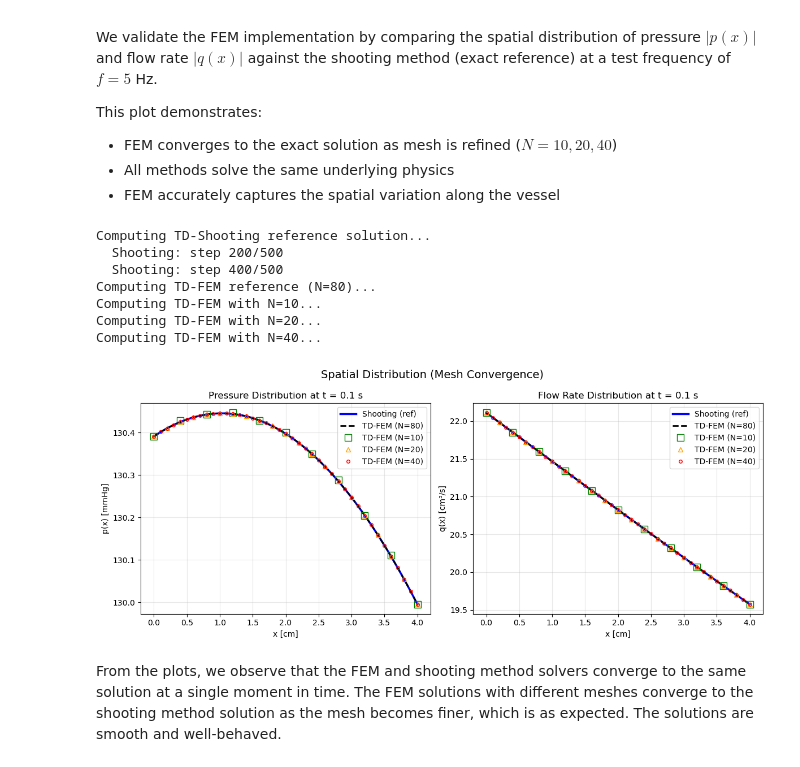
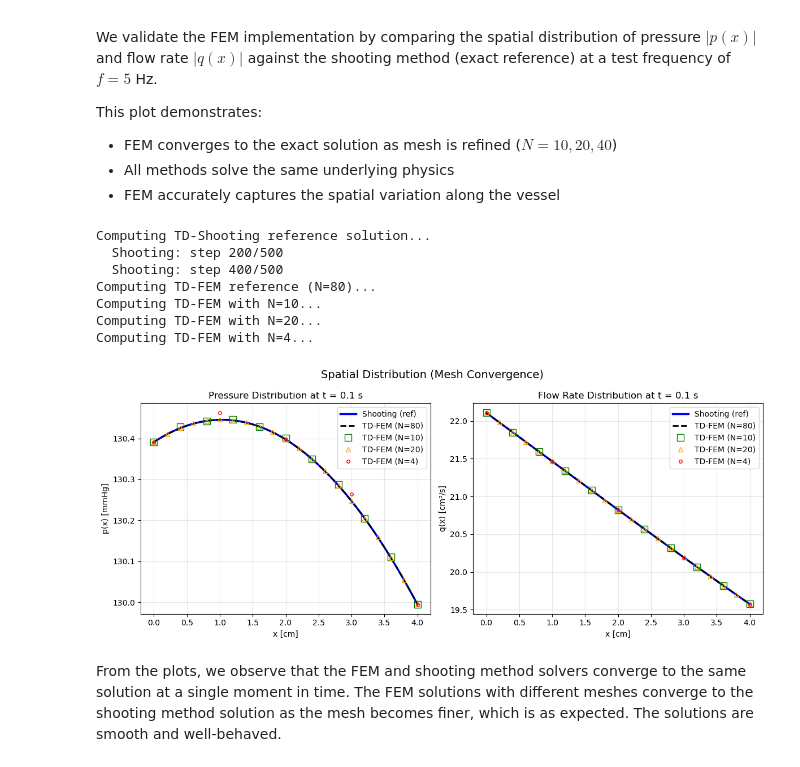
Before and after one commit to zb2263/APMA4300_project, a Jupyter notebook: project.ipynb, the cells around one changed output. Cells and saved outputs as stored; diff of their text form; code cells hidden in the pictures.

```diff
--- a/project.ipynb
+++ b/project.ipynb
@@ -714,13 +761,13 @@ def sem_fft_ifft_test():
     # Time grid stuff
     T = 1.0
     N = 2048
-    t_test = numpy.linspace(0.0, T, N, endpoint=False)
+    t = numpy.linspace(0.0, T, N, endpoint=False)
     dt = t[1] - t[0]
 
 
     # Time domain boundary conditions
-    qint = inlet_flow(t_test, params)
-    poutt = outlet_pressure(t_test, params)
+    qint = inlet_flow(t, params)
+    poutt = outlet_pressure(t, params)
 
     # FFT to q_in and p_out
     qin_fft = numpy.fft.fft(qint)
@@ -770,7 +817,7 @@ def sem_fft_ifft_test():
     pintifft = numpy.fft.ifft(pin_fft).real
     qoutifft = numpy.fft.ifft(qout_fft).real
 
-    return t_test, qint, pintifft, qoutifft, poutt
+    return t, qint, pintifft, qoutifft, poutt
 
 
 # Run the test SEM evaluation
@@ -859,7 +907,7 @@ def nonlinear_forcing_time(p_t, q_t, params):
     """
     Compute nonlinear forcing term f_NL(t) in time domain based on p(t), q(t)
     Corresponds to the nonlinear terms on the RHS of momentum eq
-    We use simplified nonlinear terms from Eq. 15 in Lee and Kang (2012)
+    We use simplified nonlinear terms from Eq. 15 in Lee and Jang (2012)
 
     Parameters:
     -----
@@ -1529,7 +1577,7 @@ p_ref = p_ref_all[idx_ref, :]
 q_ref = q_ref_all[idx_ref, :]
 
 # TD-FEM at different mesh resolutions
-N_values_spatial = [10, 20, 4
+N_values_spatial = [10, 20, 4]
 fem_solutions = []
 
 for N in N_values_spatial:
@@ -1553,35 +1601,35 @@ for i, (x_f, p_f, q_f, N) in enumerate(fem_solutions):
              markersize=8-i*2, markerfacecolor='none', label=f'TD-FEM (N={N})')
 ax1.set_xlabel('x [cm]')
 ax1.set_ylabel('p(x) [mmHg]')
 ax1.set_title(f'Pressure Distribution at t = {t_snapshot} s')
 ax1.legend()
 ax1.grid(True, alpha=0.3)
 
 # Flow
 ax2 = axes[1]
 ax2.plot(x_shoot * 100, q_shoot_spatial * 1e6, 'b-', linewidth=2.5, label='Shooting (ref)')
 ax2.plot(x_ref * 100, q_ref * 1e6, 'k--', linewidth=2, label='TD-FEM (N=80)')
 for i, (x_f, p_f, q_f, N) in enumerate(fem_solutions):
     ax2.plot(x_f * 100, q_f * 1e6, markers[i], color=colors[i],
              markersize=8-i*2, markerfacecolor='none', label=f'TD-FEM (N={N})')
 ax2.set_xlabel('x [cm]')
 ax2.set_ylabel('q(x) [cm³/s]')
 ax2.set_title(f'Flow Rate Distribution at t = {t_snapshot} s')
 ax2.legend()
 ax2.grid(True, alpha=0.3)
 
 plt.suptitle('Spatial Distribution (Mesh Convergence)', fontsize=14)
 plt.tight_layout()
 plt.show()
 # %% [output]
 Computing TD-Shooting reference solution...
   Shooting: step 200/500
   Shooting: step 400/500
 Computing TD-FEM reference (N=80)...
 Computing TD-FEM with N=10...
 Computing TD-FEM with N=20...
-Computing TD-FEM with N=40...
+Computing TD-FEM with N=4...
-[figure, old version]
+[figure, new version]
 # %% [markdown]
 From the plots, we observe that the FEM and shooting method solvers converge to the same solution at a single moment in time. The FEM solutions with different meshes converge to the shooting method solution as the mesh becomes finer, which is as expected. The solutions are smooth and well-behaved.
 # %% [markdown]
```
Also changed, not shown: parts of 11 cells of this notebook.
